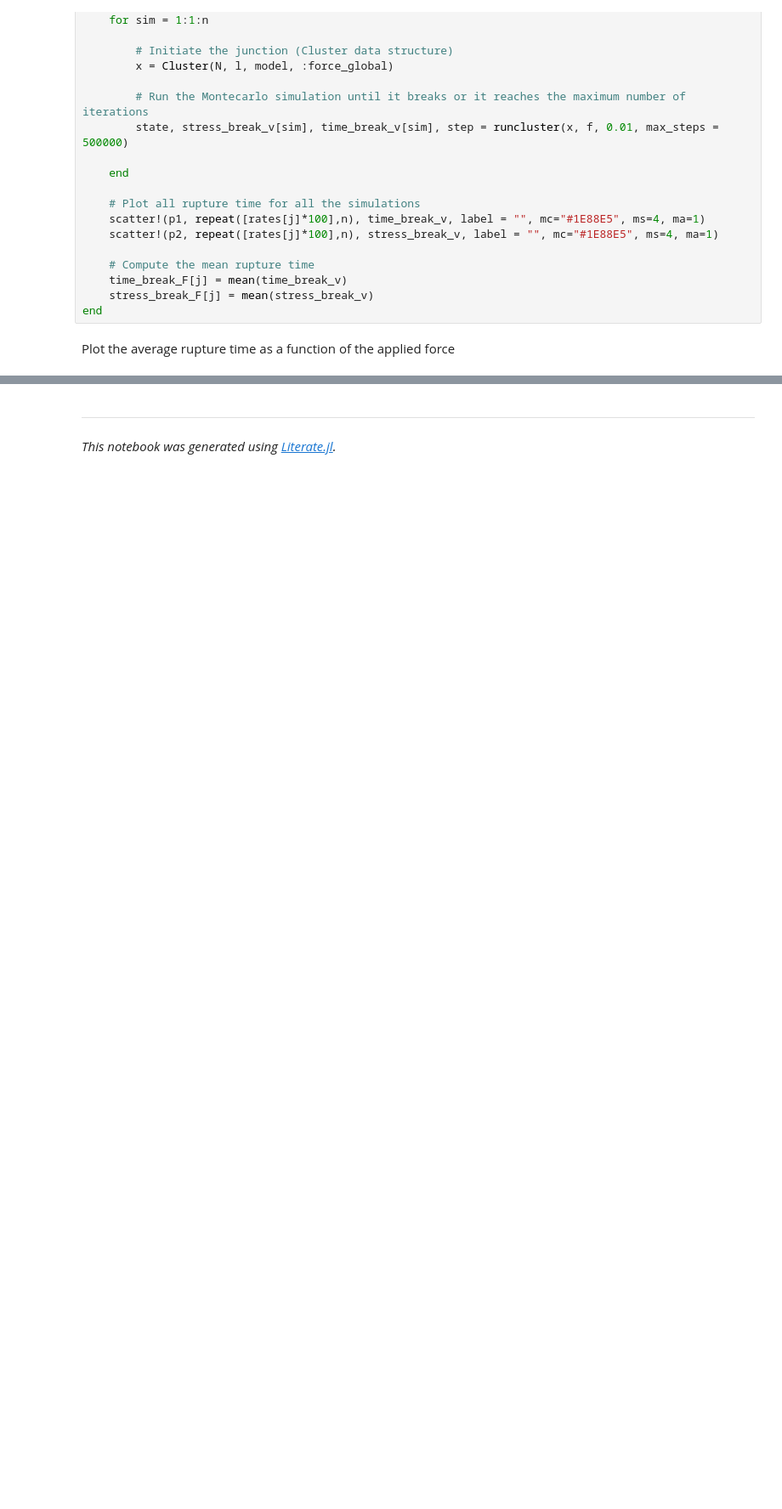
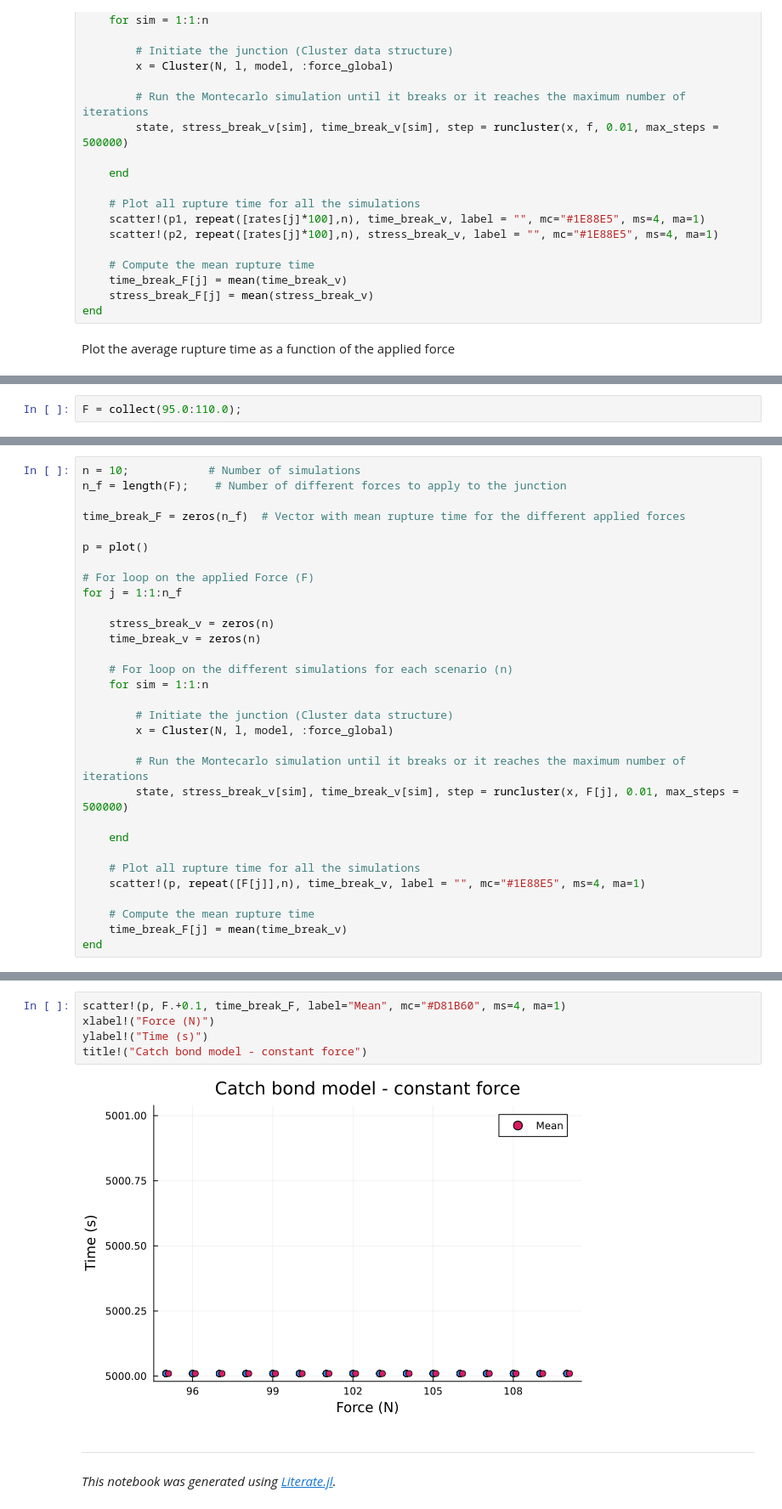
Before and after one commit to ComputationalMechanobiology/CellAdhesion.jl, a Jupyter notebook: dev/notebooks/example_junction.ipynb, the cells around one changed output, grey strips where cells are left out. Shown at 85% size. Drawn from its saved outputs; the diff is of its cells as text; blank space fills up the shorter version.

```diff
--- a/dev/notebooks/example_junction.ipynb
+++ b/dev/notebooks/example_junction.ipynb
@@ -137,0 +155,2 @@ plot!(p1,p2)
+# %%
+F = collect(95.0:110.0);
@@ -137,0 +159,31 @@ plot!(p1,p2)
+# %%
+n = 10;            # Number of simulations
+n_f = length(F);    # Number of different forces to apply to the junction
+
+time_break_F = zeros(n_f)  # Vector with mean rupture time for the different applied forces
+
+p = plot()
+
+# For loop on the applied Force (F)
+for j = 1:1:n_f
+
+    stress_break_v = zeros(n)
+    time_break_v = zeros(n)
+
+    # For loop on the different simulations for each scenario (n)
+    for sim = 1:1:n
+
+        # Initiate the junction (Cluster data structure)
+        x = Cluster(N, l, model, :force_global)
+
+        # Run the Montecarlo simulation until it breaks or it reaches the maximum number of iterations
+        state, stress_break_v[sim], time_break_v[sim], step = runcluster(x, F[j], 0.01, max_steps = 500000)
+
+    end
+
+    # Plot all rupture time for all the simulations
+    scatter!(p, repeat([F[j]],n), time_break_v, label = "", mc="#1E88E5", ms=4, ma=1)
+
+    # Compute the mean rupture time
+    time_break_F[j] = mean(time_break_v)
+end
@@ -138,3 +192,10 @@ plot!(p1,p2)
+# %%
+scatter!(p, F.+0.1, time_break_F, label="Mean", mc="#D81B60", ms=4, ma=1)
+xlabel!("Force (N)")
+ylabel!("Time (s)")
+title!("Catch bond model - constant force")
+# %% [output]
+[figure, added]
 # %% [markdown]
 ---
 
```
Also changed, not shown: parts of 12 cells of this notebook, 23 other files.
